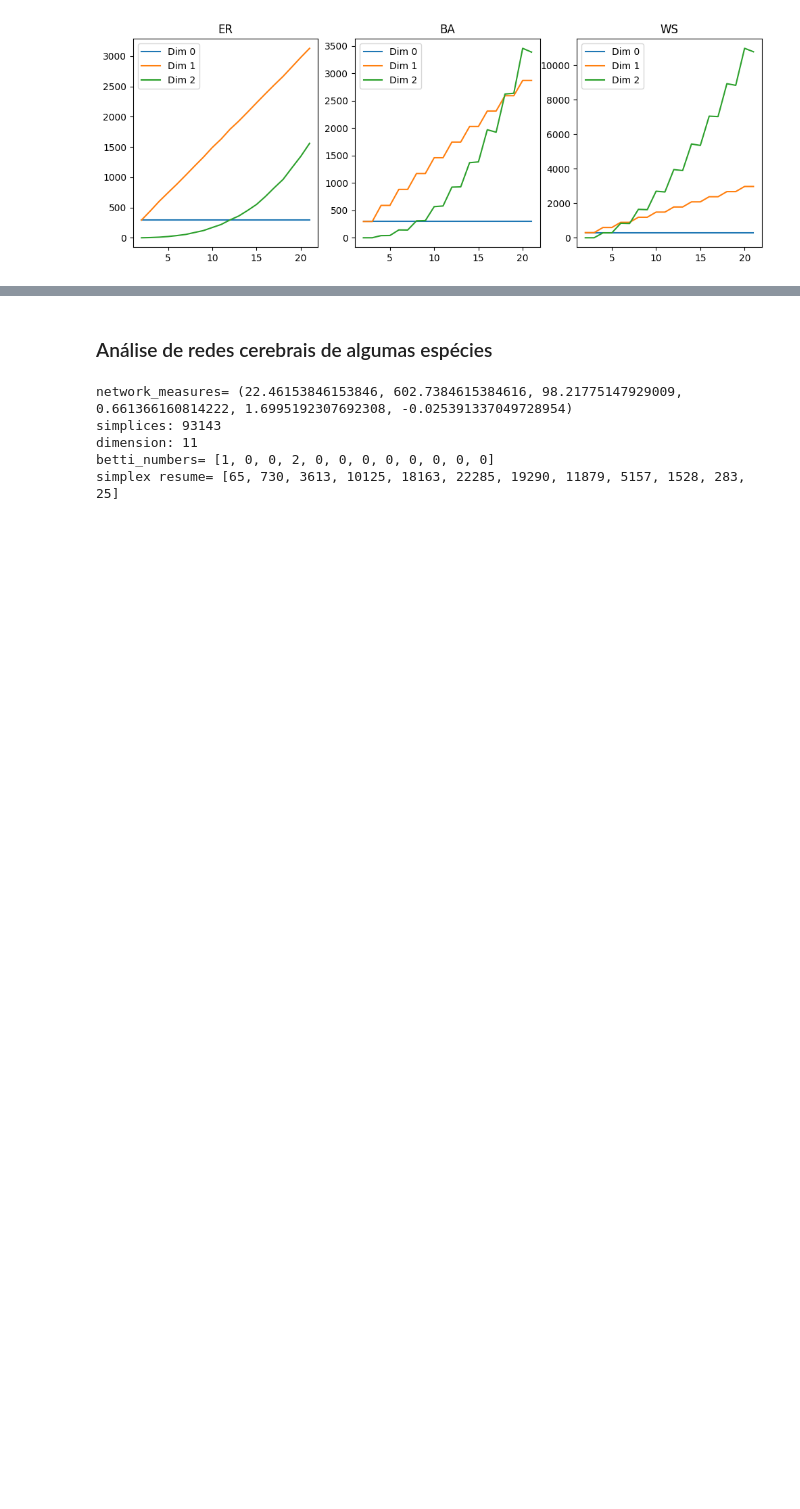
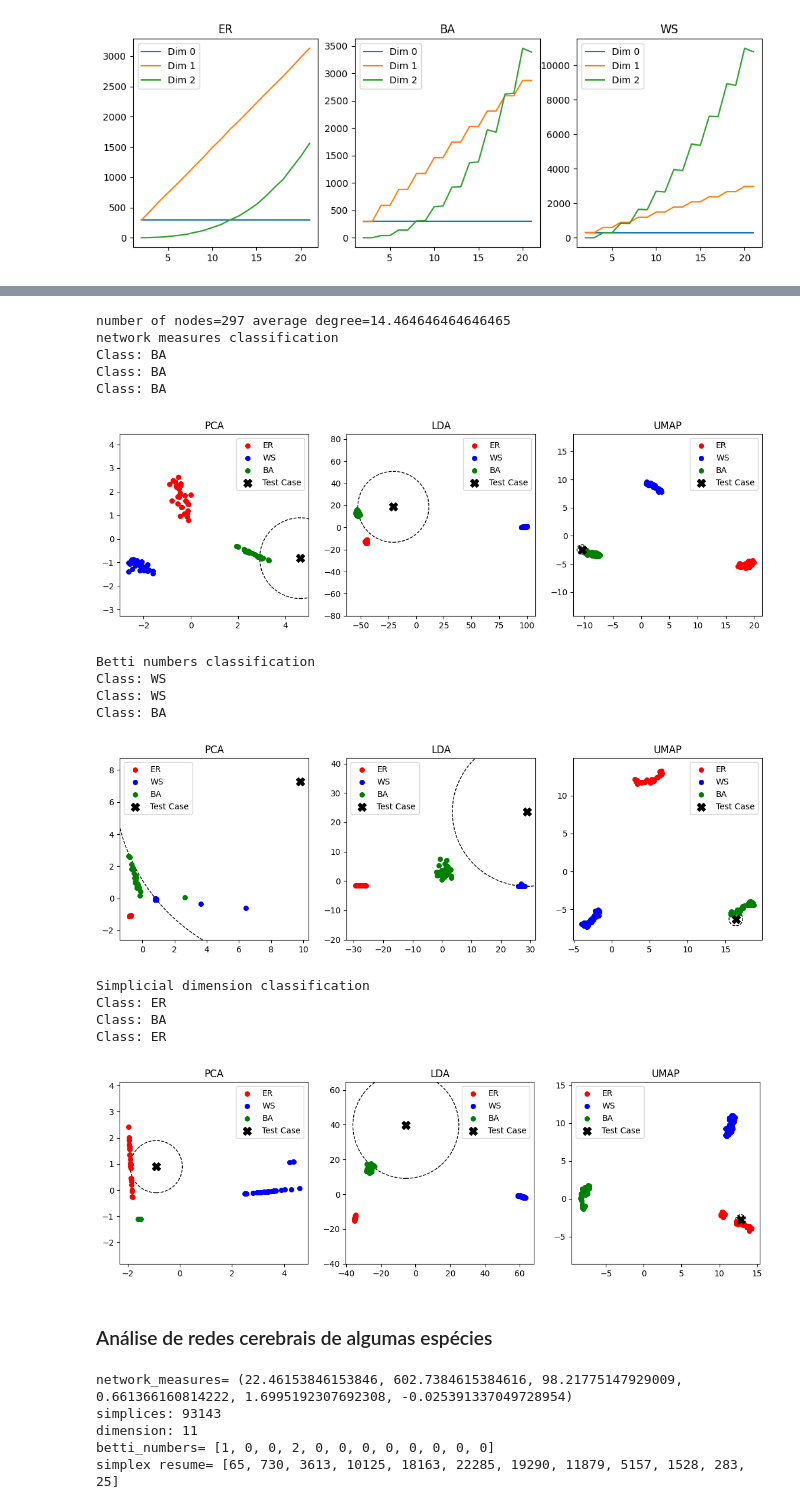
Before and after one commit to JunioCesarFerreira/ComplexNetworks, a Jupyter notebook: MyProject/complex-simplicial-network.ipynb, the cells around one changed output, grey strips where cells are left out. Drawn from its saved outputs; the diff is of its cells as text; code cells hidden in the pictures; blank space fills up the shorter version.

```diff
--- a/MyProject/complex-simplicial-network.ipynb
+++ b/MyProject/complex-simplicial-network.ipynb
@@ -1088,3 +1126,22 @@ test_generate_networks_plot_degree_betti_num(297, 2, 22, 30, 2)
+# %%
+classifier_network(G)
+# %% [output]
+number of nodes=297 average degree=14.464646464646465
+network measures classification
+Class: BA
+Class: BA
+Class: BA
+[figure, added]
+Betti numbers classification
+Class: WS
+Class: WS
+Class: BA
+[figure, added]
+Simplicial dimension classification
+Class: ER
+Class: BA
+Class: ER
+[figure, added]
 # %% [markdown]
 ### Análise de redes cerebrais de algumas espécies
 # %%
```
Also changed, not shown: parts of 30 cells of this notebook.
